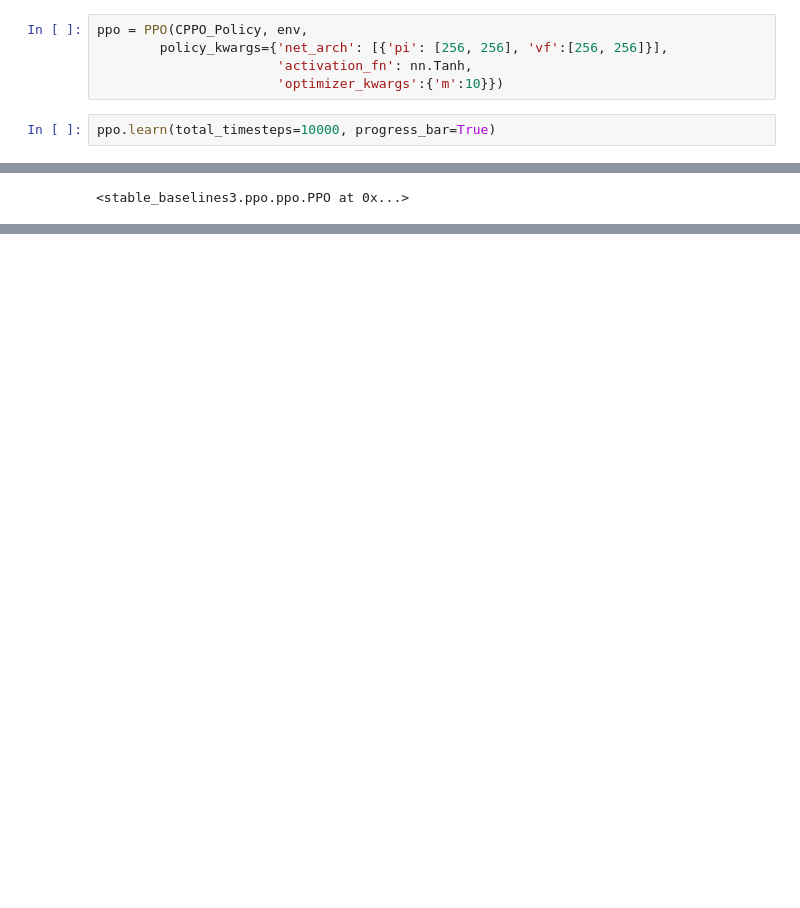
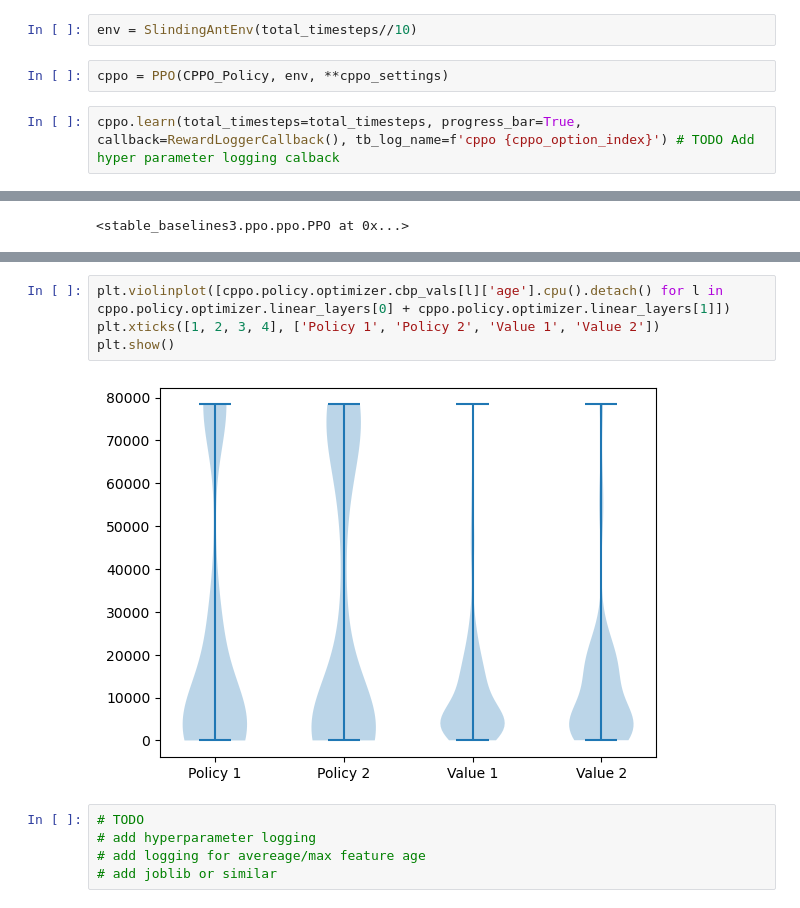
Before and after one commit to ellyhae/Continual-Backprop, a Jupyter notebook: Training.ipynb, the cells around one changed output, grey strips where cells are left out. Cells and saved outputs as stored; diff of their text form; blank space fills up the shorter version.

```diff
--- a/Training.ipynb
+++ b/Training.ipynb
@@ -16,10 +65,9 @@ env = SlindingAntEnv(3)
+# %%
+env = SlindingAntEnv(total_timesteps//10)
 # %%
-ppo = PPO(CPPO_Policy, env,
-        policy_kwargs={'net_arch': [{'pi': [256, 256], 'vf':[256, 256]}],
-                       'activation_fn': nn.Tanh,
-                       'optimizer_kwargs':{'m':10}})
+cppo = PPO(CPPO_Policy, env, **cppo_settings)
 # %%
-ppo.learn(total_timesteps=10000, progress_bar=True)
+cppo.learn(total_timesteps=total_timesteps, progress_bar=True, callback=RewardLoggerCallback(), tb_log_name=f'cppo {cppo_option_index}') # TODO Add hyper parameter logging calback
 # %% [output]
 [interactive output not drawn]
 [interactive output not drawn]
@@ -27,0 +81,11 @@ ppo.learn(total_timesteps=10000, progress_bar=True)
+# %%
+plt.violinplot([cppo.policy.optimizer.cbp_vals[l]['age'].cpu().detach() for l in cppo.policy.optimizer.linear_layers[0] + cppo.policy.optimizer.linear_layers[1]])
+plt.xticks([1, 2, 3, 4], ['Policy 1', 'Policy 2', 'Value 1', 'Value 2'])
+plt.show()
+# %% [output]
+[figure, added]
+# %%
+# TODO
+# add hyperparameter logging
+# add logging for avereage/max feature age
+# add joblib or similar
```
Also changed, not shown: parts of 7 cells of this notebook.
